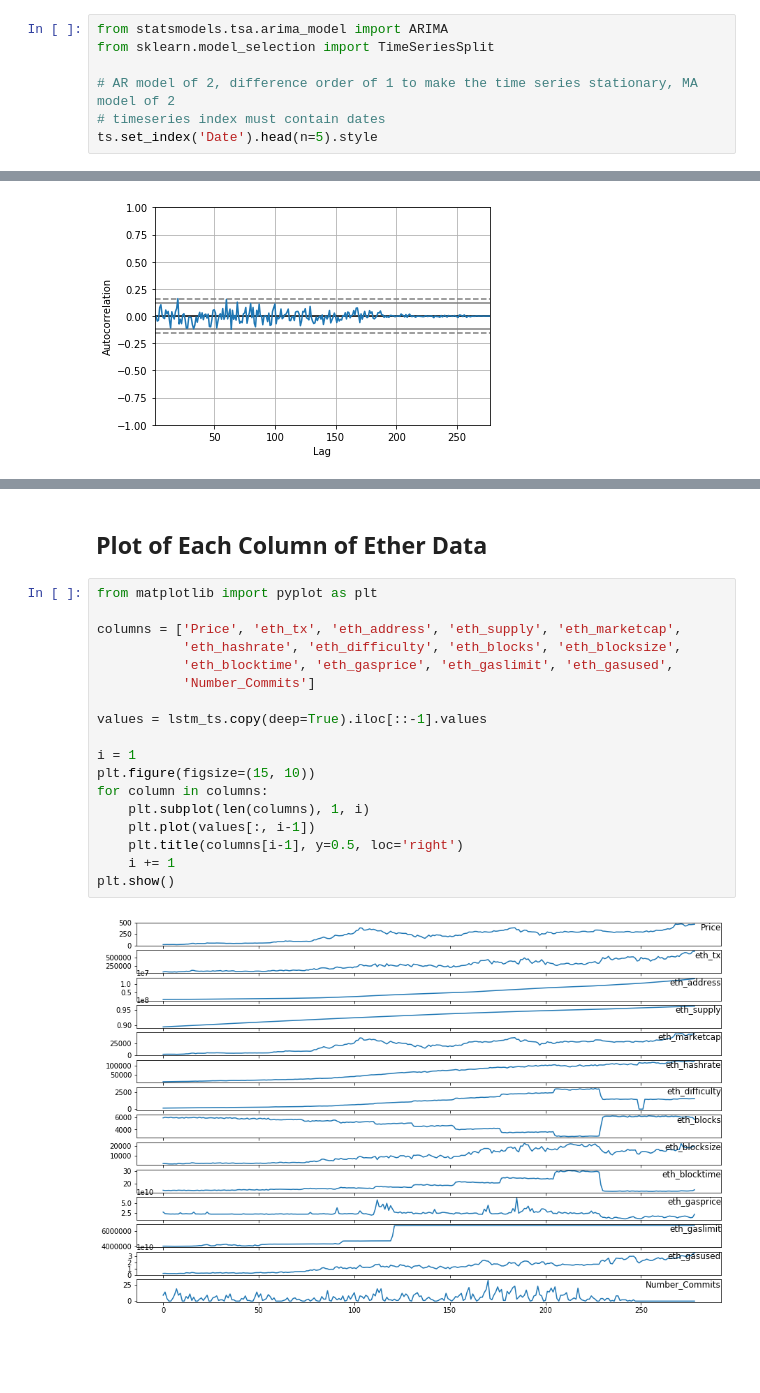
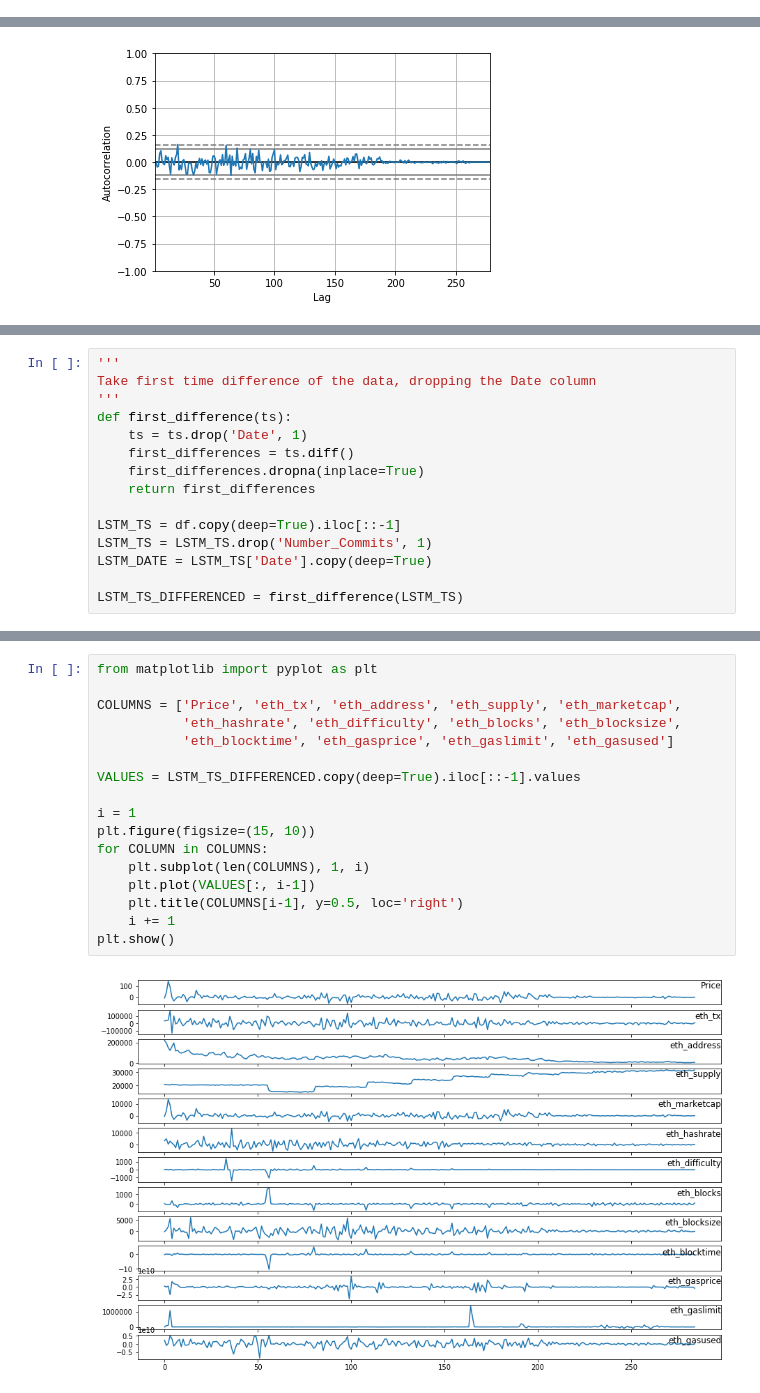
Before and after one commit to Smarker/udacity-ml, a Jupyter notebook: projects/capstone/MLCapstone.ipynb, the cells around one changed output, grey strips where cells are left out. Drawn from its saved outputs; the diff is of its cells as text; blank space fills up the shorter version.

```diff
--- a/projects/capstone/MLCapstone.ipynb
+++ b/projects/capstone/MLCapstone.ipynb
@@ -474,7 +518,0 @@ Below are the five most recent Ether price data. This data will be then split in
-# %%
-from statsmodels.tsa.arima_model import ARIMA
-from sklearn.model_selection import TimeSeriesSplit
-
-# AR model of 2, difference order of 1 to make the time series stationary, MA model of 2
-# timeseries index must contain dates
-ts.set_index('Date').head(n=5).style
@@ -718 +725,16 @@ autocorrelation_plot(residuals)
+# %%
+'''
+Take first time difference of the data, dropping the Date column
+'''
+def first_difference(ts):
+    ts = ts.drop('Date', 1)
+    first_differences = ts.diff()
+    first_differences.dropna(inplace=True)
+    return first_differences
+
+LSTM_TS = df.copy(deep=True).iloc[::-1]
+LSTM_TS = LSTM_TS.drop('Number_Commits', 1)
+LSTM_DATE = LSTM_TS['Date'].copy(deep=True)
+
+LSTM_TS_DIFFERENCED = first_difference(LSTM_TS)
 # %% [markdown]
@@ -734,22 +742,19 @@ lstm_ts.head().style
-# %% [markdown]
-## Plot of Each Column of Ether Data
 # %%
 from matplotlib import pyplot as plt
 
-columns = ['Price', 'eth_tx', 'eth_address', 'eth_supply', 'eth_marketcap',
+COLUMNS = ['Price', 'eth_tx', 'eth_address', 'eth_supply', 'eth_marketcap',
            'eth_hashrate', 'eth_difficulty', 'eth_blocks', 'eth_blocksize',
-           'eth_blocktime', 'eth_gasprice', 'eth_gaslimit', 'eth_gasused',
-           'Number_Commits']
+           'eth_blocktime', 'eth_gasprice', 'eth_gaslimit', 'eth_gasused']
 
-values = lstm_ts.copy(deep=True).iloc[::-1].values
+VALUES = LSTM_TS_DIFFERENCED.copy(deep=True).iloc[::-1].values
 
 i = 1
 plt.figure(figsize=(15, 10))
-for column in columns:
-    plt.subplot(len(columns), 1, i)
-    plt.plot(values[:, i-1])
-    plt.title(columns[i-1], y=0.5, loc='right')
+for COLUMN in COLUMNS:
+    plt.subplot(len(COLUMNS), 1, i)
+    plt.plot(VALUES[:, i-1])
+    plt.title(COLUMNS[i-1], y=0.5, loc='right')
     i += 1
 plt.show()
 # %% [output]
-[figure, old version]
+[figure, new version]
```
Also changed, not shown: parts of 46 cells of this notebook.
